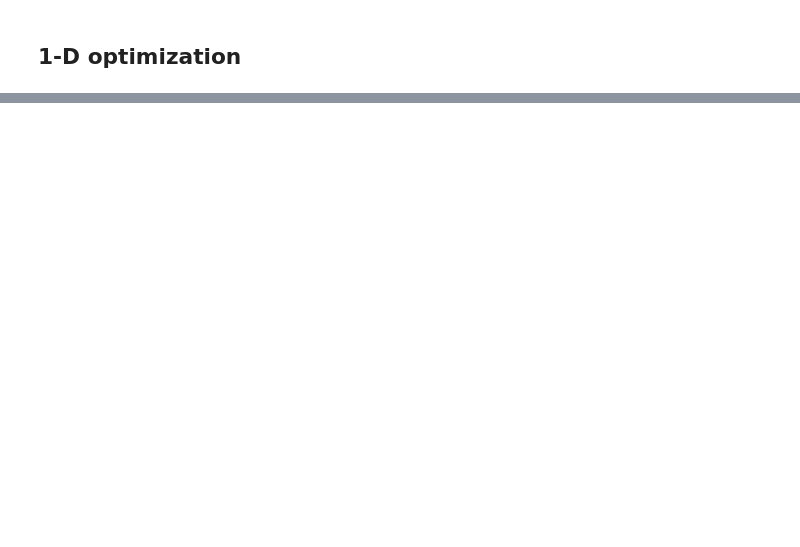
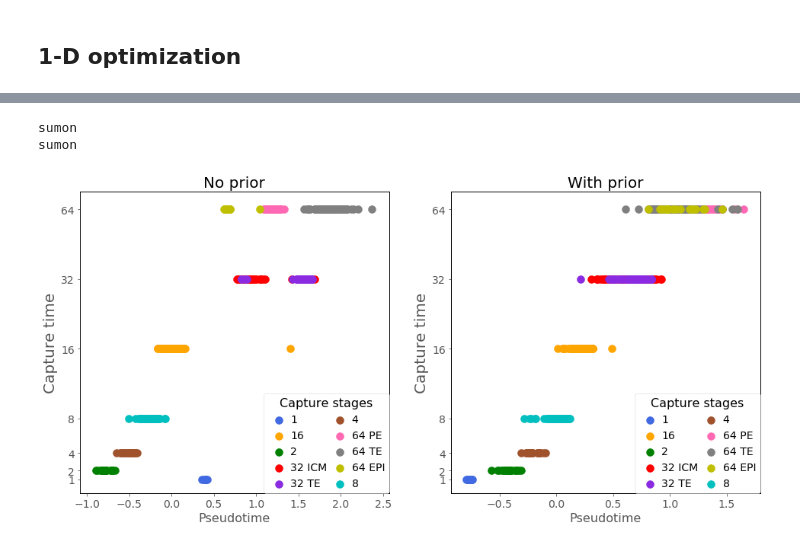
Before and after one commit to ManchesterBioinference/GrandPrix, a Jupyter notebook: Guo.ipynb, the cells around one changed output, grey strips where cells are left out. Drawn from its saved outputs; the diff is of its cells as text; code cells hidden in the pictures; blank space fills up the shorter version.

```diff
--- a/Guo.ipynb
+++ b/Guo.ipynb
@@ -101,7 +121,11 @@ guo.fit_model()
 # %%
 X_1d_opt = guo.get_latent_dims(1)
 # %%
+import sys
+
 def plotcorrelation(X, Y, title, data_labels):
+# def plotcorrelation():
+    print("sumon")
     plt.rcParams['axes.facecolor'] = 'white'
     plt.rcParams['axes.edgecolor'] = 'black'
     plt.rc('axes', color_cycle=['royalblue', 'orange', 'green', 'red', 'blueviolet', 'sienna', 'hotpink', 'gray', 'y', 'c'])
@@ -109,18 +133,23 @@ def plotcorrelation(X, Y, title, data_labels):
     label_order = ['1', '16', '2', '32 ICM', '32 TE', '4', '64 PE', '64 TE', '64 EPI', '8']
     yVals = np.array([1, 2, 4, 8, 16, 24, 32])
     yStrings = np.array(['1', '2', '4', '8', '16', '32', '64'])
-
-    for l in data_labels:
+#     print(X)
+#     print(Y)
+#     print(title)
+#     print(data_labels)
+#     print("sumon")
+#     sys.exit()
+    for l in label_order:
         x = Y[data_labels == l]
         if x[0]==64.:
             x = [x[i] - 32 for i in range(0,len(x))]
         elif x[0] == 1.:
-            x = [x[i] - 0.5 for i in range(0, len(x))]
+            x = [x[i] - 0. for i in range(0, len(x))]
         elif x[0] == 4.:
-            x = [x[i] + 1. for i in range(0, len(x))]
+            x = [x[i] + 0. for i in range(0, len(x))]
         elif x[0] == 32.:
             x = [x[i] - 8. for i in range(0, len(x))]
-        # print(x)
+#         print(x)
         plt.scatter(X[data_labels == l], x, 100, label=l)
         plt.tick_params(labelsize=14)
         plt.yticks(yVals, yStrings)
@@ -131,8 +160,12 @@ def plotcorrelation(X, Y, title, data_labels):
         l = plt.legend(loc="lower right", fontsize=14, ncol=2, title="Capture stages", borderaxespad=0., columnspacing=0.2, handletextpad=0.1)
         plt.setp(l.get_title(), fontsize=16)
 # %%
-# fig, ax = plt.subplots(nrows=1, ncols=2, sharey=True, figsize=(16, 16))
-# plt.subplot(2, 2, 1)
+fig, ax = plt.subplots(nrows=1, ncols=2, sharey=True, figsize=(16, 16))
+plt.subplot(2, 2, 1)
 plotcorrelation(X_1d_opt[:, 0], ct, 'No prior', Y.index)
-# plt.subplot(2, 2, 2)
-# plotcorrelation(X_wp[:, 0], ct, 'With prior', Y.index)
+plt.subplot(2, 2, 2)
+plotcorrelation(X_wp[:, 0], ct, 'With prior', Y.index)
+# %% [output]
+sumon
+sumon
+[figure, added]
```
Also changed, not shown: parts of 3 cells of this notebook, 2 other files.
